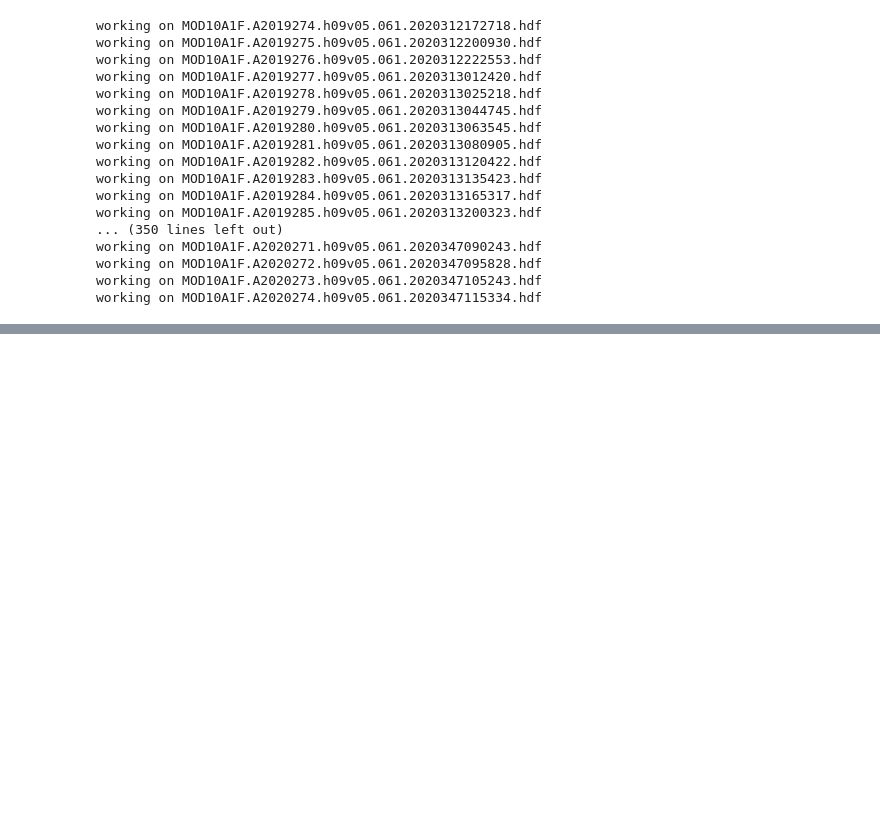
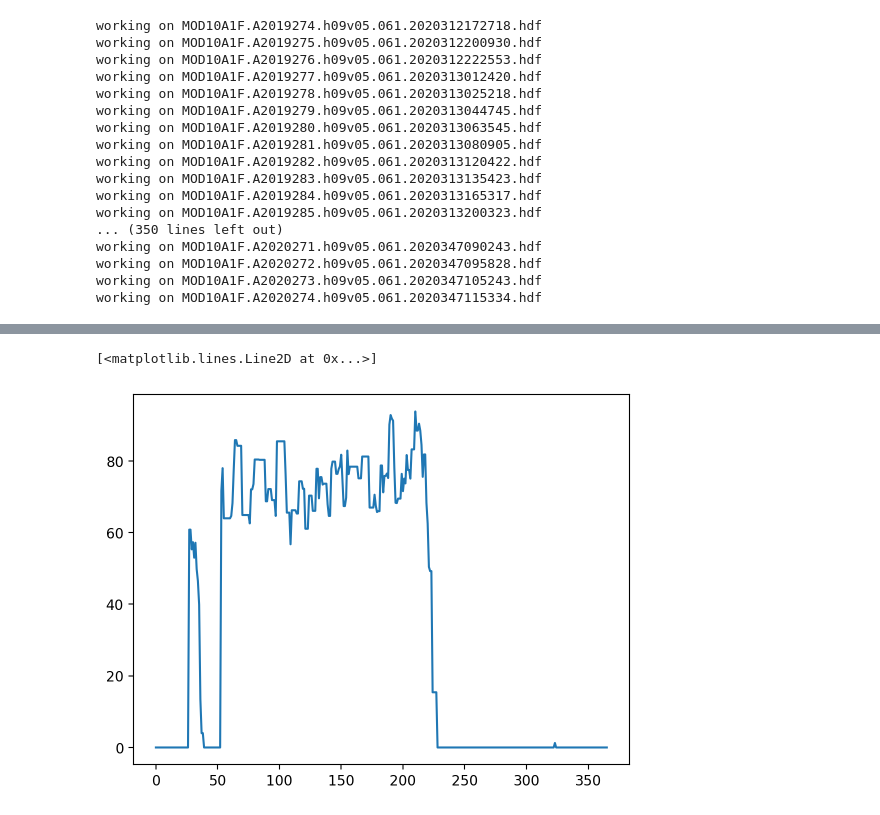
Before and after one commit to snowex-hackweek/snowmelt-timing-2024, a Jupyter notebook: contributors/lexi/modis.ipynb, the cells around one changed output, grey strips where cells are left out. Cells and saved outputs as stored; diff of their text form; code cells hidden in the pictures; blank space fills up the shorter version.

```diff
--- a/contributors/lexi/modis.ipynb
+++ b/contributors/lexi/modis.ipynb
@@ -487,3 +557,8 @@ KeyboardInterrupt:
 # %%
 means = np.array(means)
 np.save('mean_snow_cover_from_modis_2020WY.npy', means)
+# %%
+plt.plot(means)
+# %% [output]
+[<matplotlib.lines.Line2D at 0x...>]
+[figure, added]
```
Also changed, not shown: parts of 7 cells of this notebook.
